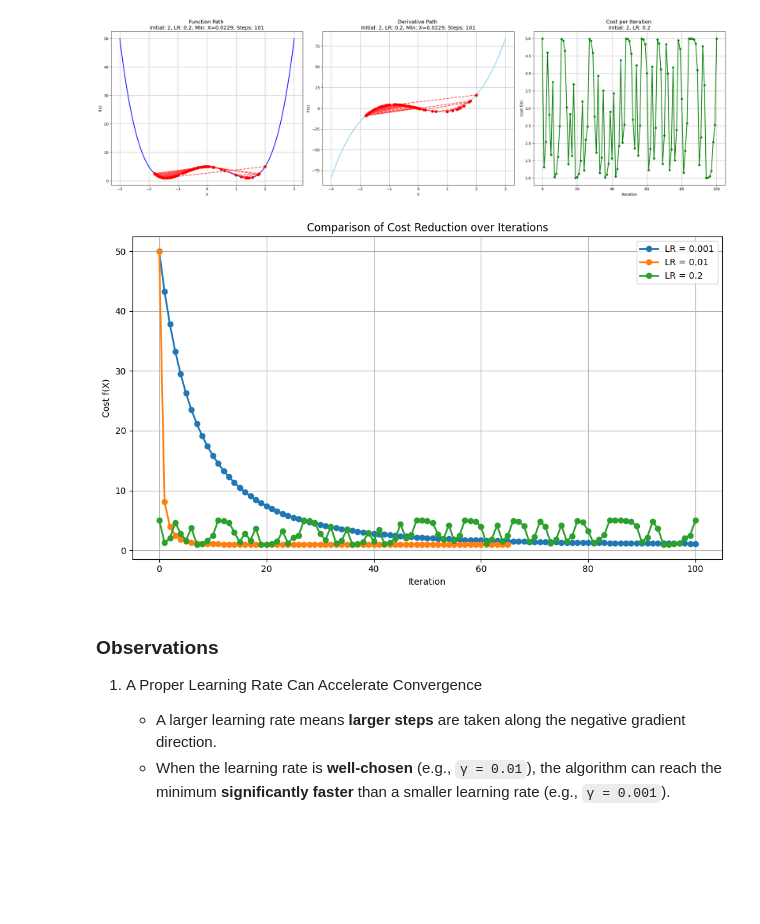
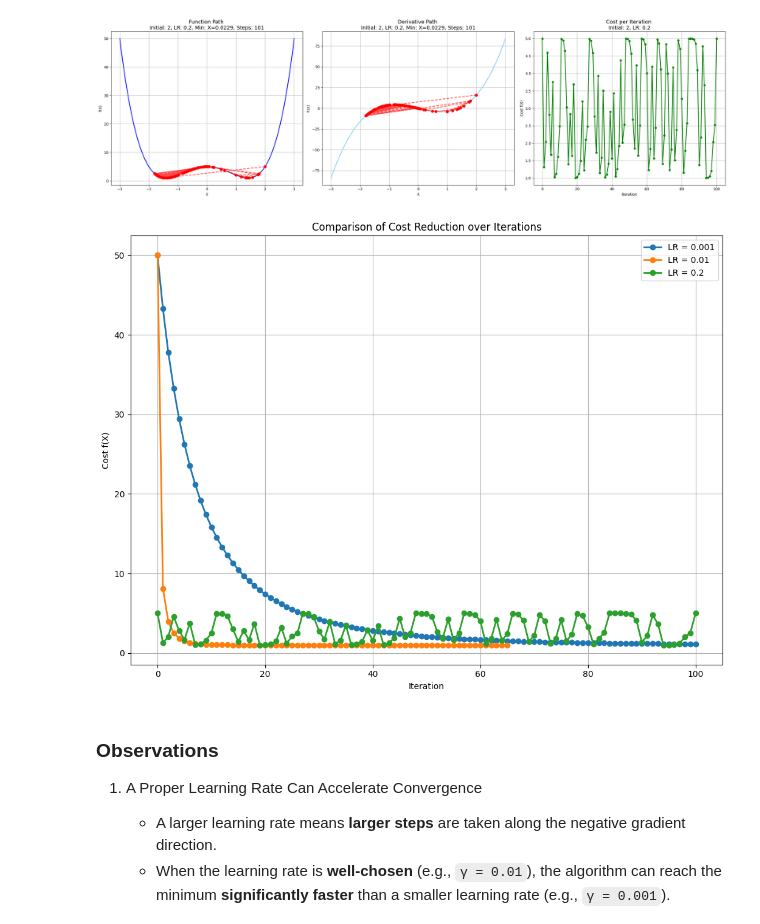
Before and after one commit to alextianyf/Gradient-Descent-Insights-into-Behavior-and-Optimization-Challenges, a Jupyter notebook: discussion.ipynb, the cells around one changed output. Saved outputs shown, nothing was run; the diff lists cells and outputs as text; code cells hidden in the pictures; blank space fills up the shorter version.

```diff
--- a/discussion.ipynb
+++ b/discussion.ipynb
@@ -355,9 +355,9 @@ plot_gradient_descent_trajectories(h, dh, x_list_h3, slope_list_h3, x_range, 2,
 # %% [output]
 [figure]
 # %%
-plot_cost_comparison(f=h,x_lists=[x_list_h1, x_list_h2, x_list_h3],labels=['LR = 0.001', 'LR = 0.01', 'LR = 0.2'])
+plot_cost_comparison(f=h,x_lists=[x_list_h1, x_list_h2, x_list_h3],labels=['LR = 0.001', 'LR = 0.01', 'LR = 0.2'], figsize=(10.5,8))
 # %% [output]
-[figure, old version]
+[figure, new version]
 # %% [markdown]
 ### Observations
 
```
Also changed, not shown: 1 other file.
